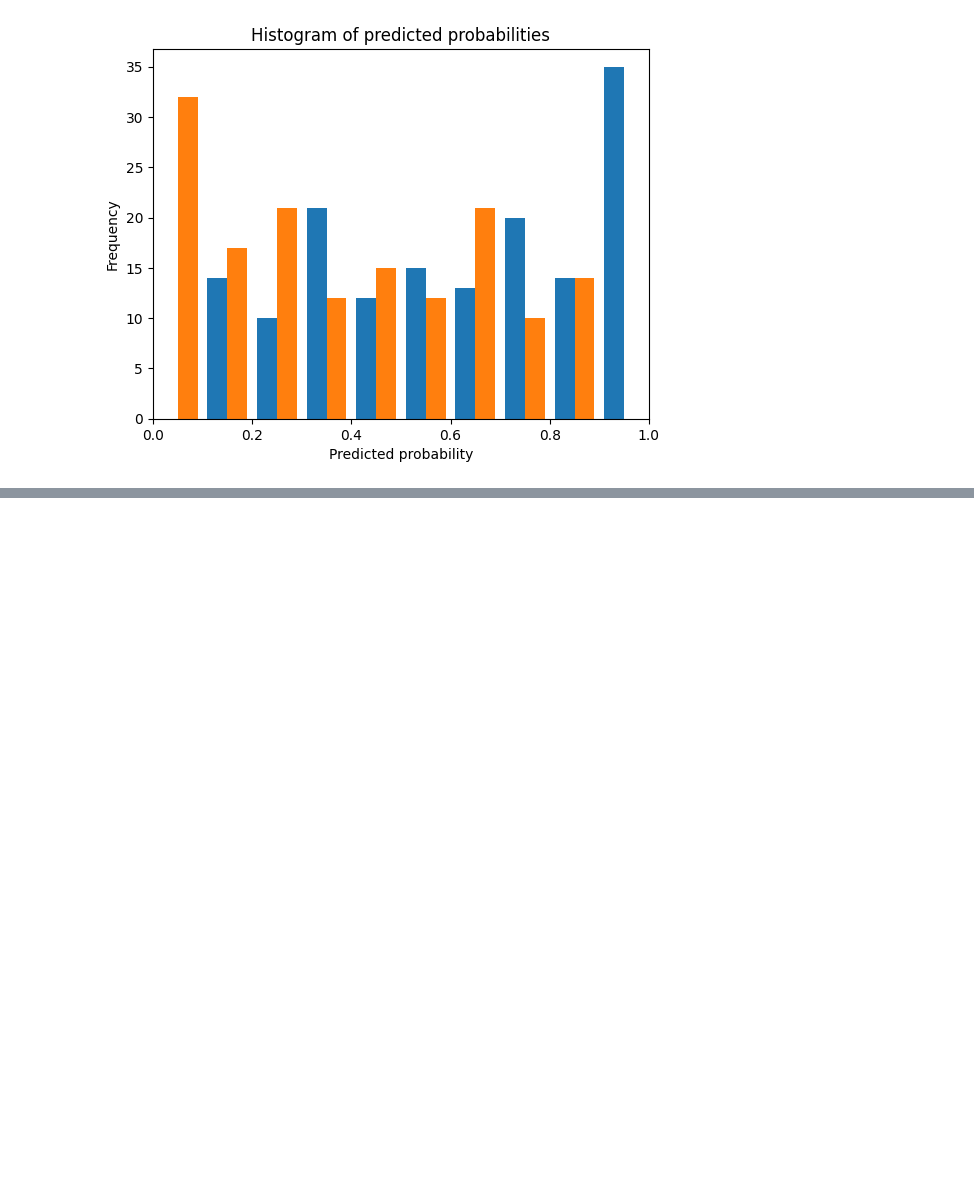
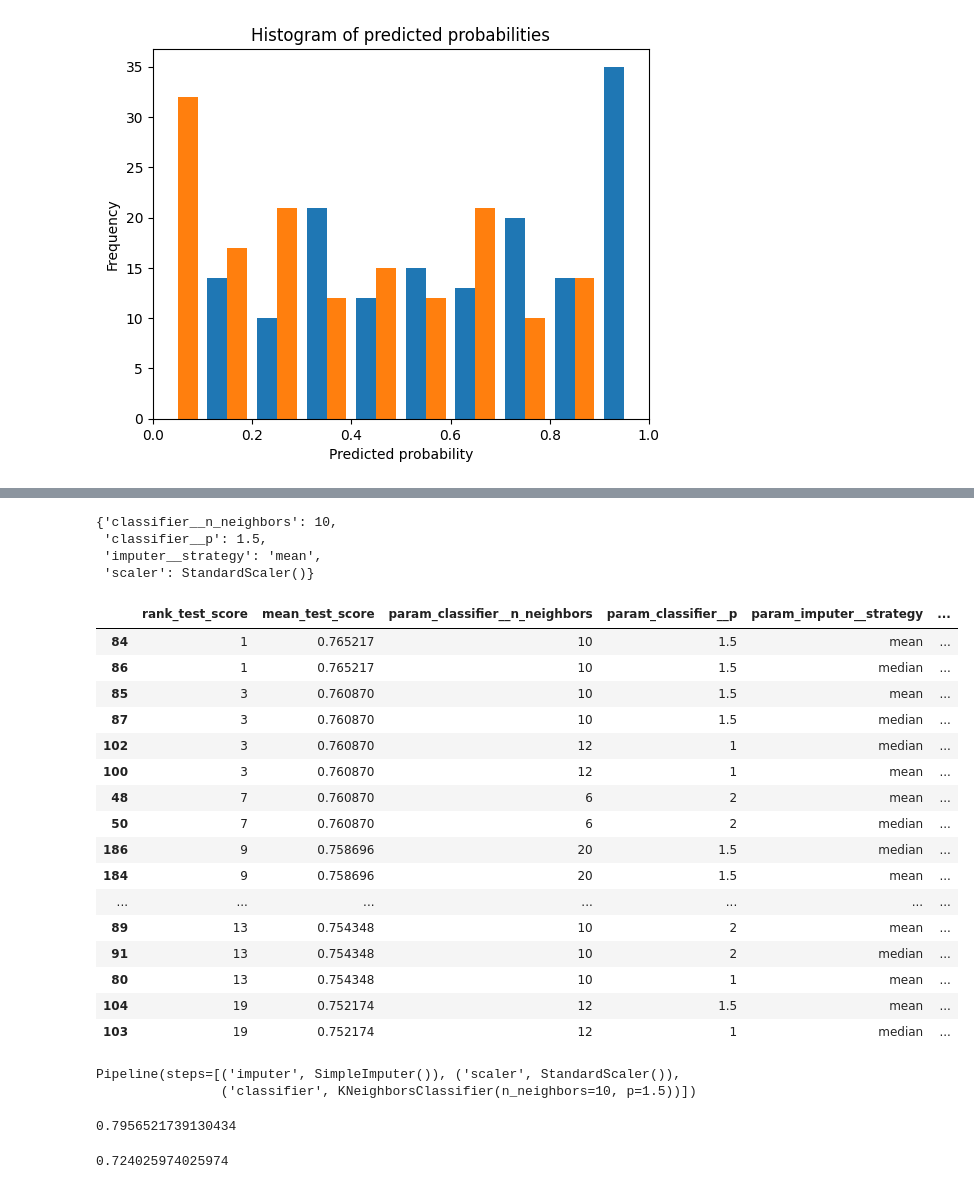
Before and after one commit to 4GeeksAcademy/nicholasdetriorandomforest, a Jupyter notebook: src/explore.ipynb, the cells around one changed output, grey strips where cells are left out. Cells and saved outputs as stored; diff of their text form; code cells hidden in the pictures; blank space fills up the shorter version.

```diff
--- a/src/explore.ipynb
+++ b/src/explore.ipynb
@@ -188,0 +323,12 @@ plt.show()
+# %%
+from sklearn.preprocessing import StandardScaler, MinMaxScaler
+
+parameters_grid = {
+    'imputer__strategy' : ['mean', 'median'],
+    'scaler' : [StandardScaler(), MinMaxScaler()],
+    'classifier__n_neighbors' : K_values,
+    'classifier__p' : p_values
+}
+# %%
+grid_search = GridSearchCV(pipe, parameters_grid, scoring='accuracy')
+grid_search
@@ -188,0 +344,2 @@ plt.show()
+# %%
+grid_search.fit(X_train, y_train)
@@ -188,0 +355,51 @@ plt.show()
+# %%
+grid_search.best_params_
+# %% [output]
+{'classifier__n_neighbors': 10,
+ 'classifier__p': 1.5,
+ 'imputer__strategy': 'mean',
+ 'scaler': StandardScaler()}
+# %%
+CV_df = pd.DataFrame(grid_search.cv_results_)
+# %%
+CV_df.sort_values(by='rank_test_score').head(20)[[
+    'rank_test_score',
+    'mean_test_score',
+    'param_classifier__n_neighbors',
+    'param_classifier__p',
+    'param_imputer__strategy',
+    'param_scaler']]
+# %% [output]
+|  | rank_test_score | mean_test_score | param_classifier__n_neighbors | param_classifier__p | param_imputer__strategy | ... |
+| 84 | 1 | 0.765217 | 10 | 1.5 | mean | ... |
+| 86 | 1 | 0.765217 | 10 | 1.5 | median | ... |
+| 85 | 3 | 0.760870 | 10 | 1.5 | mean | ... |
+| 87 | 3 | 0.760870 | 10 | 1.5 | median | ... |
+| 102 | 3 | 0.760870 | 12 | 1 | median | ... |
+| 100 | 3 | 0.760870 | 12 | 1 | mean | ... |
+| 48 | 7 | 0.760870 | 6 | 2 | mean | ... |
+| 50 | 7 | 0.760870 | 6 | 2 | median | ... |
+| 186 | 9 | 0.758696 | 20 | 1.5 | median | ... |
+| 184 | 9 | 0.758696 | 20 | 1.5 | mean | ... |
+| ... | ... | ... | ... | ... | ... | ... |
+| 89 | 13 | 0.754348 | 10 | 2 | mean | ... |
+| 91 | 13 | 0.754348 | 10 | 2 | median | ... |
+| 80 | 13 | 0.754348 | 10 | 1 | mean | ... |
+| 104 | 19 | 0.752174 | 12 | 1.5 | mean | ... |
+| 103 | 19 | 0.752174 | 12 | 1 | median | ... |
+# %%
+pipe_optimal = grid_search.best_estimator_
+pipe_optimal
+# %% [output]
+Pipeline(steps=[('imputer', SimpleImputer()), ('scaler', StandardScaler()),
+                ('classifier', KNeighborsClassifier(n_neighbors=10, p=1.5))])
+# %%
+# Evaluate on the training...
+pipe_optimal.score(X_train, y_train)
+# %% [output]
+0.7956521739130434
+# %%
+# And testing...
+pipe_optimal.score(X_test, y_test)
+# %% [output]
+0.724025974025974
```
Also changed, not shown: parts of 19 cells of this notebook, 2 other files.
